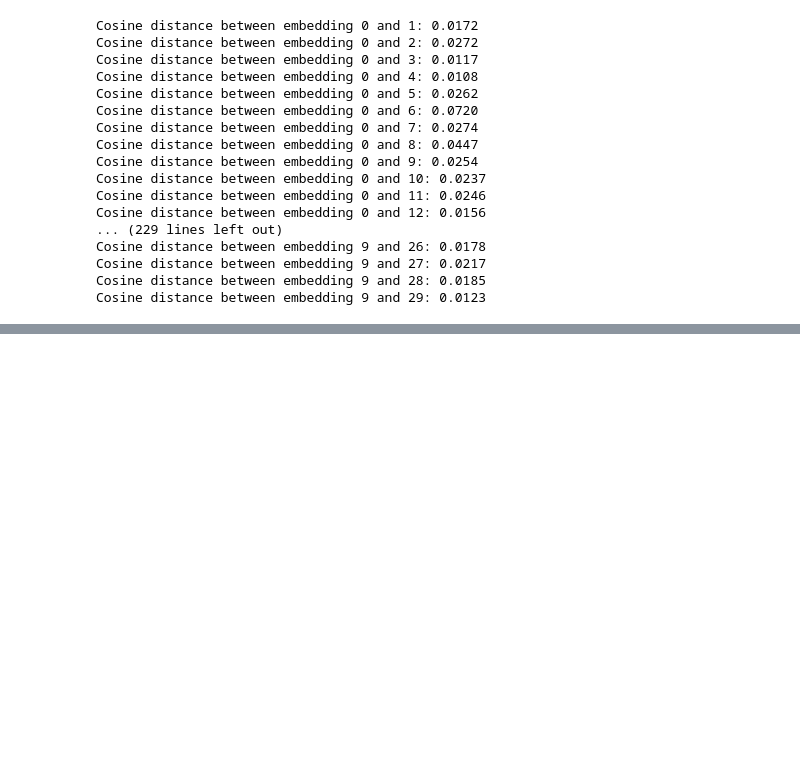
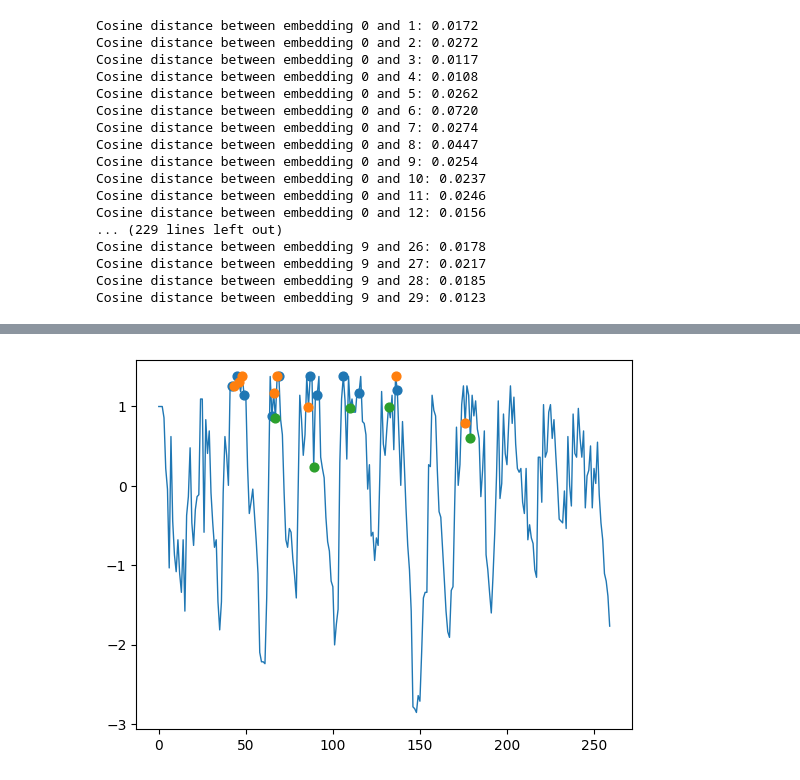
Before and after one commit to luisaforozco/exploration_gw_time_series, a Jupyter notebook: notebooks/methods_exploration.ipynb, the cells around one changed output, grey strips where cells are left out. Cells and saved outputs as stored; diff of their text form; code cells hidden in the pictures; blank space fills up the shorter version.

```diff
--- a/notebooks/methods_exploration.ipynb
+++ b/notebooks/methods_exploration.ipynb
@@ -669,0 +467,12 @@ Cosine distance between embedding 9 and 29: 0.0123
+# %%
+plt.plot(series['s1'], '-', lw=1, label='signal')
+scales = sorted(df_peaks['scale'].unique())
+cmap = plt.get_cmap('tab10')
+color_map = {s: cmap(i % cmap.N) for i, s in enumerate(scales)}
+for s in scales: # plot with different color the peaks of different scales `smooth_windows` argument.
+    sub = df_peaks[df_peaks['scale'] == s]
+    idxs = sub['idx'].values
+    vals = series['s1'][idxs]
+    plt.scatter(idxs, vals, c=[color_map[s]], s=40, label=f'scale {s}', zorder=5)
+# %% [output]
+[figure, added]
```
Also changed, not shown: parts of 40 cells of this notebook, 3 other files.
